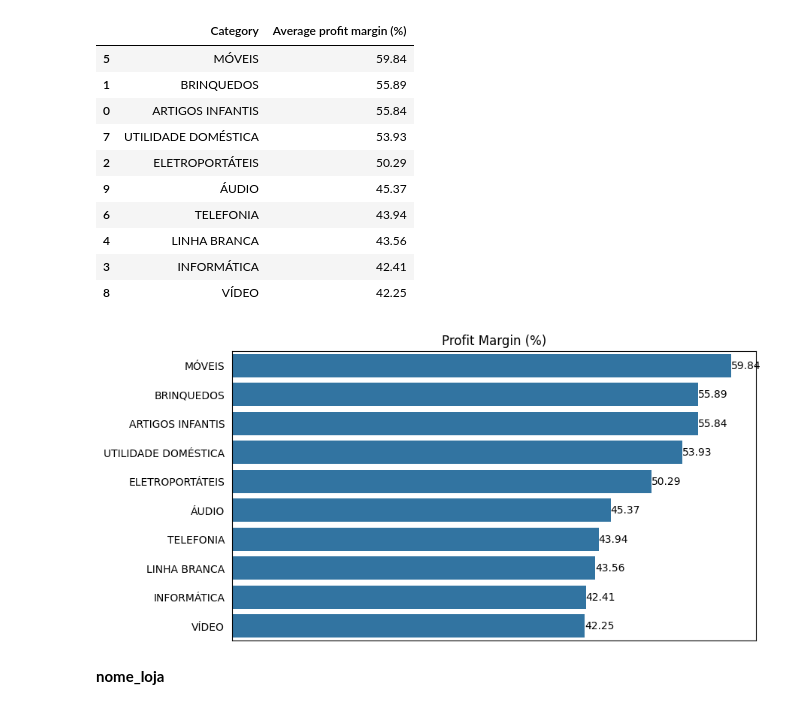
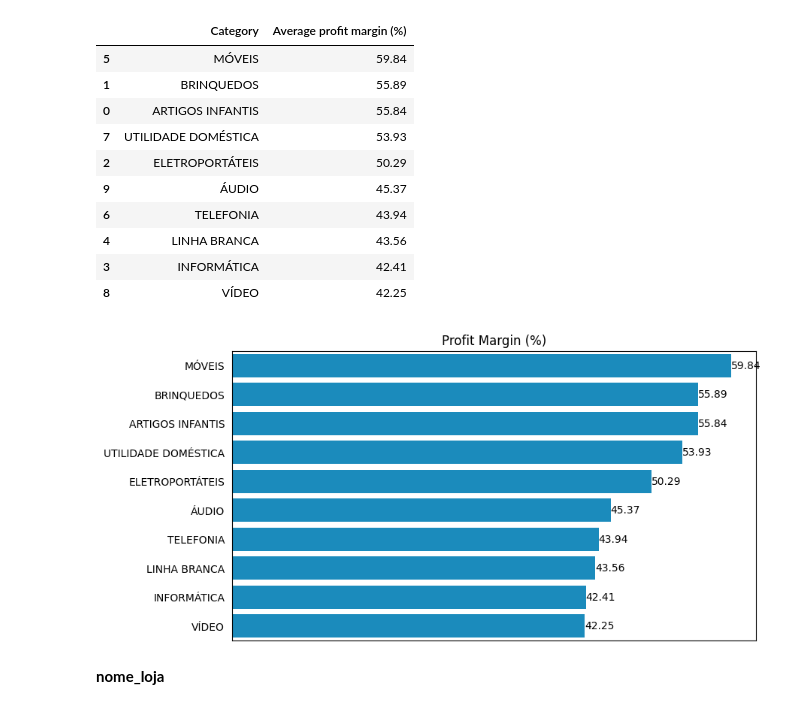
Before and after one commit to pathilink/bemol_data_case, a Jupyter notebook: notebooks/bemol_EDA.ipynb, the cells around one changed output. Drawn from its saved outputs; the diff is of its cells as text; code cells hidden in the pictures.

```diff
--- a/notebooks/bemol_EDA.ipynb
+++ b/notebooks/bemol_EDA.ipynb
@@ -201,6 +201,39 @@ df_prep.sample(5)
 df_prep = df_prep.query('preco_venda <= 10000')
 # %% [markdown]
 ## Exploratory Data Analysis
+# %%
+# create horizontal bar graph grouping by categorical
+
+def graph_category(y, x, df, title):
+    """
+    Plots a bar chart to visualize data distribution.
+
+    Args:
+        y (str): The name of the column in the DataFrame to be used for the y-axis (values to be plotted).
+        x (str): The name of the column in the DataFrame to be used for the x-axis (categories).
+        df (pd.DataFrame): The DataFrame containing the data to be plotted.
+        title (str): The title of the chart.
+
+    Returns:
+        None: The function does not return anything. It only displays the chart.
+
+    Example:
+        >>> import pandas as pd
+        >>> data = {'Category': ['A', 'B', 'C'], 'Values': [10, 20, 15]}
+        >>> df = pd.DataFrame(data)
+        >>> graph_category(y='Values', x='Category', df=df, title='Bar Chart')
+    """
+
+    plt.figure(figsize=(9, 5))
+    ax=sns.barplot(y=y, x=x, data=df.round(2), color='#0096d7')
+
+    plt.title(title)
+    ax.bar_label(ax.containers[0])
+    ax.set(xticklabels=[])
+    ax.set(ylabel=None)
+    ax.set(xlabel=None)
+    ax.tick_params(left=False)
+    ax.tick_params(bottom=False)
 # %% [markdown]
 ### Date variable
 # %%
@@ -685,22 +639,10 @@ descricao_gm3_lucro_percentual
 | 4 | LINHA BRANCA | 43.56 |
 | 3 | INFORMÁTICA | 42.41 |
 | 8 | VÍDEO | 42.25 |
-# %%
-plt.figure(figsize=(9, 5))
-
-ax=sns.barplot(y='Category', x='Average profit margin (%)', data=descricao_gm3_lucro_percentual.round(2))
-
-# plt.ylabel('uf')
-# plt.xlabel('Quantity Sold')
-plt.title('Profit Margin (%)')
-ax.bar_label(ax.containers[0])
-ax.set(xticklabels=[])
-ax.set(ylabel=None)
-ax.set(xlabel=None)
-ax.tick_params(left=False)
-ax.tick_params(bottom=False)
-# %% [output]
-[figure, removed]
+# %%
+graph_category(y='Category', x='Average profit margin (%)', df=descricao_gm3_lucro_percentual, title='Profit Margin (%)')
+# %% [output]
+[figure, added]
 # %% [markdown]
 **nome_loja**
 # %%
```
Also changed, not shown: parts of 31 cells of this notebook.
